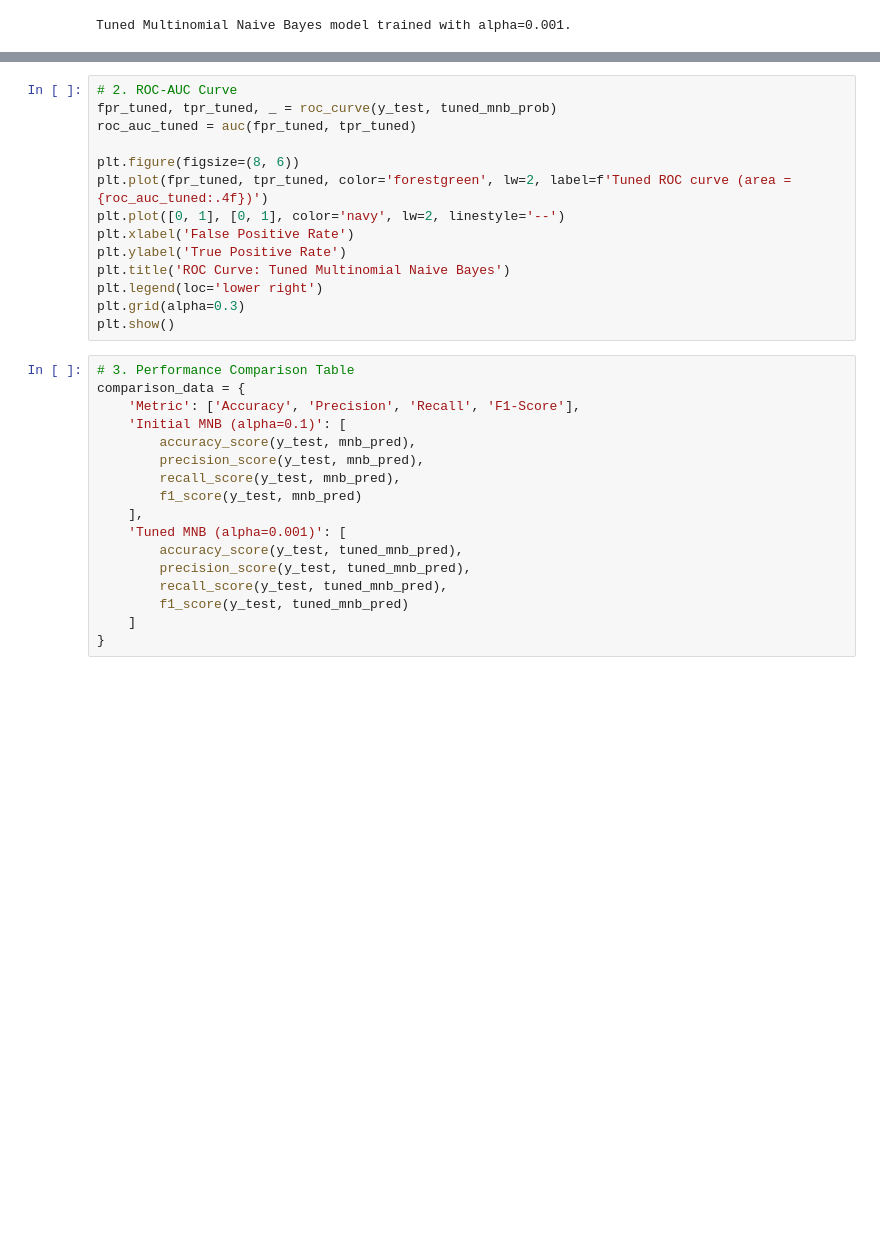
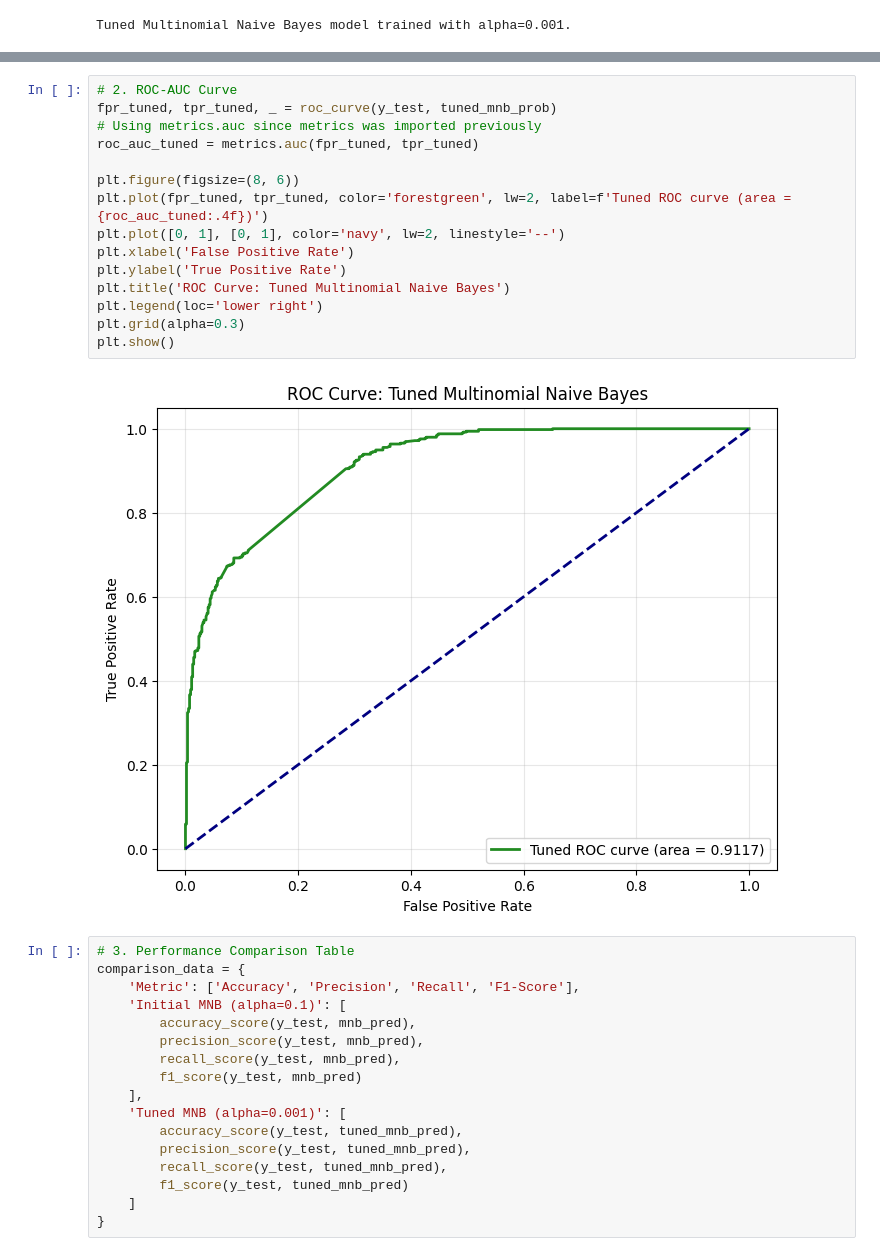
Before and after one commit to rajukarki467/Data-Science-projects, a Jupyter notebook: FakeNewsDetection.ipynb, the cells around one changed output, grey strips where cells are left out. Saved outputs shown, nothing was run; the diff lists cells and outputs as text; blank space fills up the shorter version.

```diff
--- a/FakeNewsDetection.ipynb
+++ b/FakeNewsDetection.ipynb
@@ -1092,17 +1072,20 @@ Comparison: Initial vs Tuned Multinomial Naive Bayes
 # %%
 # 2. ROC-AUC Curve
 fpr_tuned, tpr_tuned, _ = roc_curve(y_test, tuned_mnb_prob)
-roc_auc_tuned = auc(fpr_tuned, tpr_tuned)
+# Using metrics.auc since metrics was imported previously
+roc_auc_tuned = metrics.auc(fpr_tuned, tpr_tuned)
 
 plt.figure(figsize=(8, 6))
 plt.plot(fpr_tuned, tpr_tuned, color='forestgreen', lw=2, label=f'Tuned ROC curve (area = {roc_auc_tuned:.4f})')
 plt.plot([0, 1], [0, 1], color='navy', lw=2, linestyle='--')
 plt.xlabel('False Positive Rate')
 plt.ylabel('True Positive Rate')
 plt.title('ROC Curve: Tuned Multinomial Naive Bayes')
 plt.legend(loc='lower right')
 plt.grid(alpha=0.3)
 plt.show()
+# %% [output]
+[figure, added]
 # %%
 # 3. Performance Comparison Table
 comparison_data = {
```
Also changed, not shown: parts of 66 cells of this notebook.
